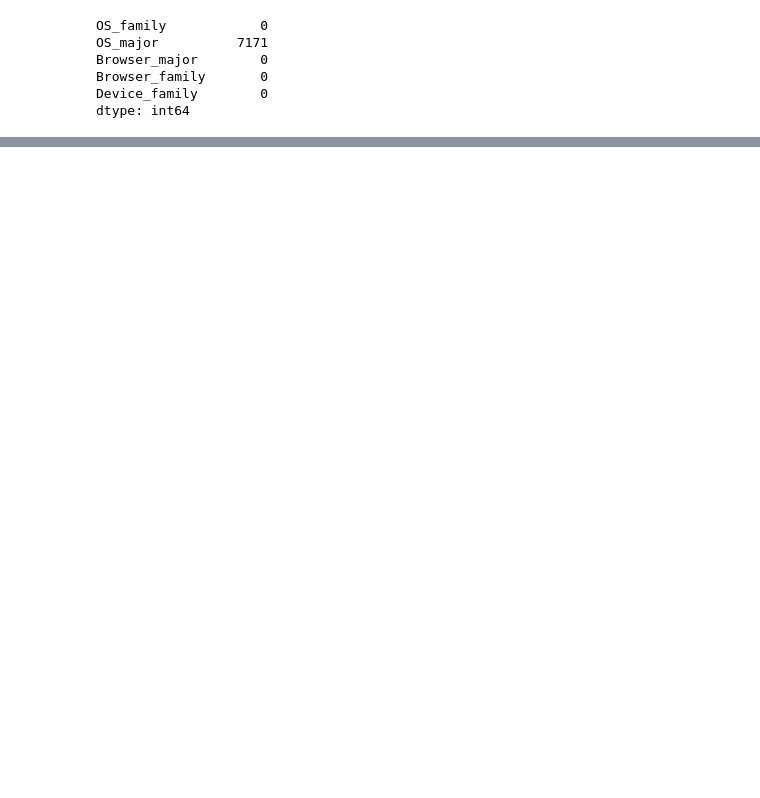
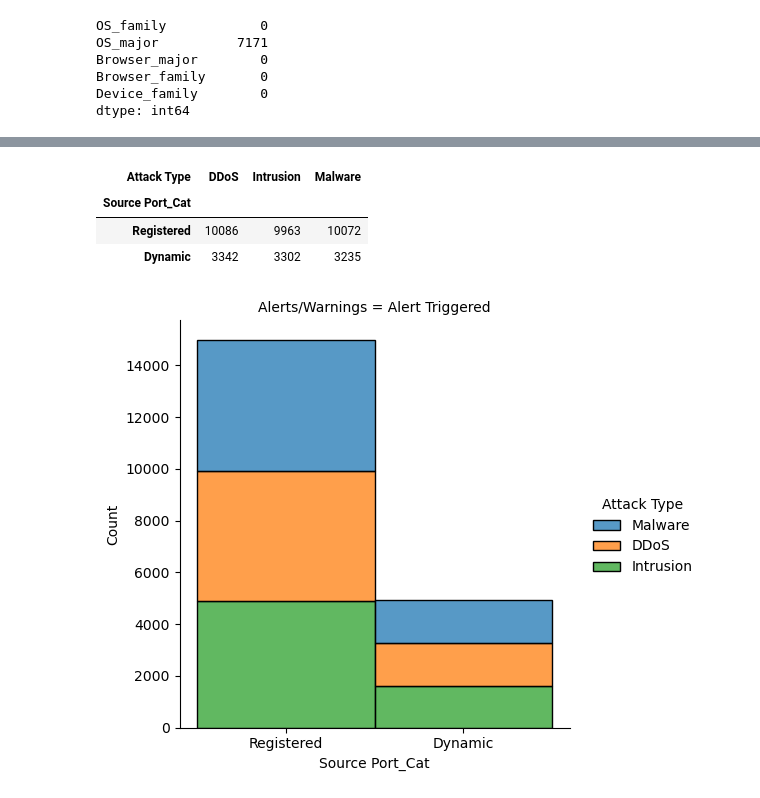
Before and after one commit to KalooIna/cybersecurity_attacks, a Jupyter notebook: notebookElly.ipynb, the cells around one changed output, grey strips where cells are left out. Drawn from its saved outputs; the diff is of its cells as text; code cells hidden in the pictures; blank space fills up the shorter version.

```diff
--- a/notebookElly.ipynb
+++ b/notebookElly.ipynb
@@ -335,6 +348,7 @@ with geoip2.database.Reader('./data/ext/GeoLite2-Country_20251212/GeoLite2-Count
             return {
                 'ContinentName': pd.NA,
                 'CountryName': pd.NA,
+                'ASN': pd.NA,
             }
 
         # 2. Perform external lookup
@@ -345,6 +359,7 @@ with geoip2.database.Reader('./data/ext/GeoLite2-Country_20251212/GeoLite2-Count
             return {
                 'ContinentName': response.continent.name,
                 'CountryName': response.country.name,
+                'ASN': response.traits.autonomous_system_number if hasattr(response.traits, 'autonomous_system_number') else pd.NA,
             }
 
         except geoip2.errors.AddressNotFoundError:
@@ -352,7 +367,7 @@ with geoip2.database.Reader('./data/ext/GeoLite2-Country_20251212/GeoLite2-Count
             return {
                 'ContinentName': pd.NA,
                 'CountryName': pd.NA,
-                # 'ASN': pd.NA,
+                'ASN': pd.NA,
                 # 'Is_Private': False
             }
         except Exception:
@@ -360,7 +375,7 @@ with geoip2.database.Reader('./data/ext/GeoLite2-Country_20251212/GeoLite2-Count
             return {
                 'ContinentNamee': pd.NA,
                 'CountryName': pd.NA,
-                # 'ASN': pd.NA,
+                'ASN': pd.NA,
                 # 'Is_Private': False
             }
 
@@ -383,16 +398,19 @@ with geoip2.database.Reader('./data/ext/GeoLite2-Country_20251212/GeoLite2-Count
     # Source IP
     df['ContinentName_Source'] = geo_df_sourceIP['ContinentName']
     df['CountryName_Source'] = geo_df_sourceIP['CountryName']
+    df['ASN_source'] = geo_df_sourceIP['ASN']
     # df.loc[:, ('ContinentName_Source', 'CountryName_Source')] = geo_df_sourceIP[['ContinentName', 'CountryName']]
     # print('am here')
 
     # Destination IP
     df['ContinentName_Destination'] = geo_df_destIP['ContinentName']
     df['CountryName_Destination'] = geo_df_destIP['CountryName']
+    df['ASN_destination'] = geo_df_destIP['ASN']
 
     # Proxy IP
     df['ContinentName_Proxy'] = geo_df_proxyIP['ContinentName']
     df['CountryName_Proxy'] = geo_df_proxyIP['CountryName']
+    df['ASN_proxy'] = geo_df_proxyIP['ASN']
 # %%
 with geoip2.database.Reader('./data/ext/GeoLite2-City_20251212/GeoLite2-City.mmdb') as reader:
     response = reader.city(df.loc[0, 'Source IP Address'])
@@ -460,6 +541,11 @@ ct = pd.crosstab(df['Source Port_Cat'], [df['Attack Type']])
 ct['Total'] = ct.sum(axis=1)
 ct = ct.sort_values('Total', ascending=False).drop('Total', axis=1)
 ct
+# %% [output]
+| Attack Type | DDoS | Intrusion | Malware |
+| Source Port_Cat |  |  |  |
+| Registered | 10086 | 9963 | 10072 |
+| Dynamic | 3342 | 3302 | 3235 |
 # %%
 df['Source Port'].value_counts().sort_values(ascending=False)
 # %%
@@ -472,8 +558,10 @@ ct['Total'] = ct.sum(axis=1)
 ct = ct.sort_values('Total', ascending=False).drop('Total', axis=1)
 ct
 # %%
-sns.displot(x='Source Port_Cat', hue='Attack Type', multiple='stack', col='Severity Level', data=df)
+sns.displot(x='Source Port_Cat', hue='Attack Type', multiple='stack', col='Alerts/Warnings', data=df)
 plt.show()
+# %% [output]
+[figure, added]
 # %%
 sns.displot(x='Source Port_Cat', hue='Attack Type', multiple='stack', data=df)
 plt.show()
```
Also changed, not shown: parts of 26 cells of this notebook.
